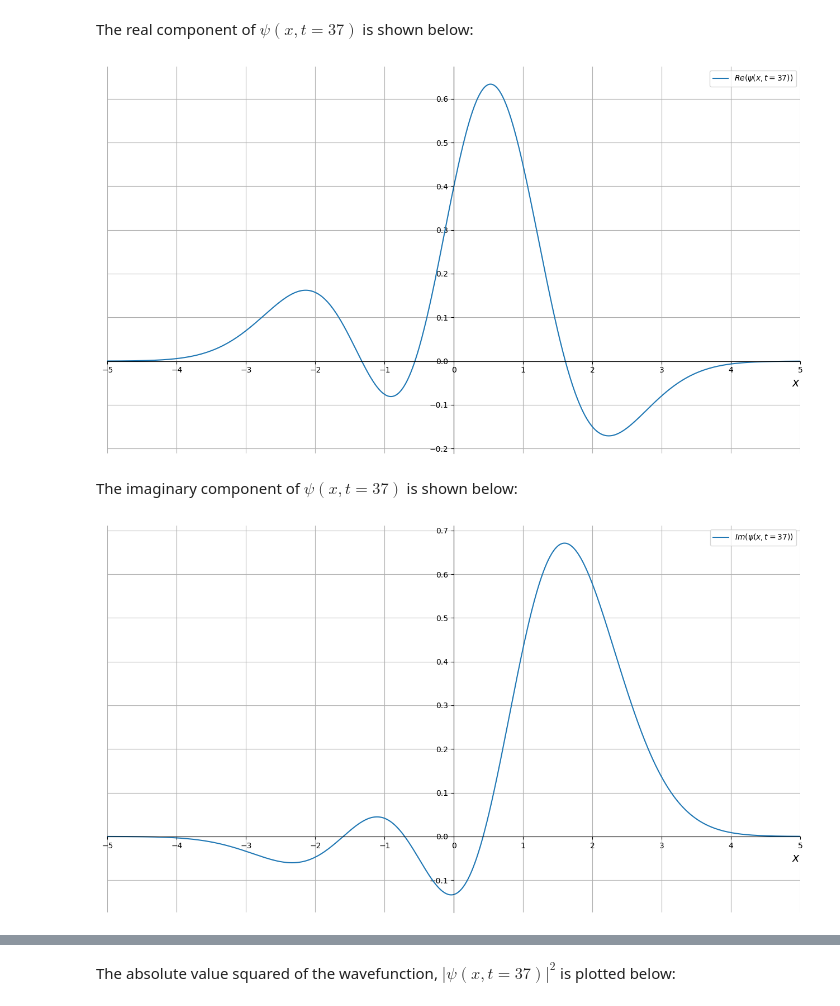
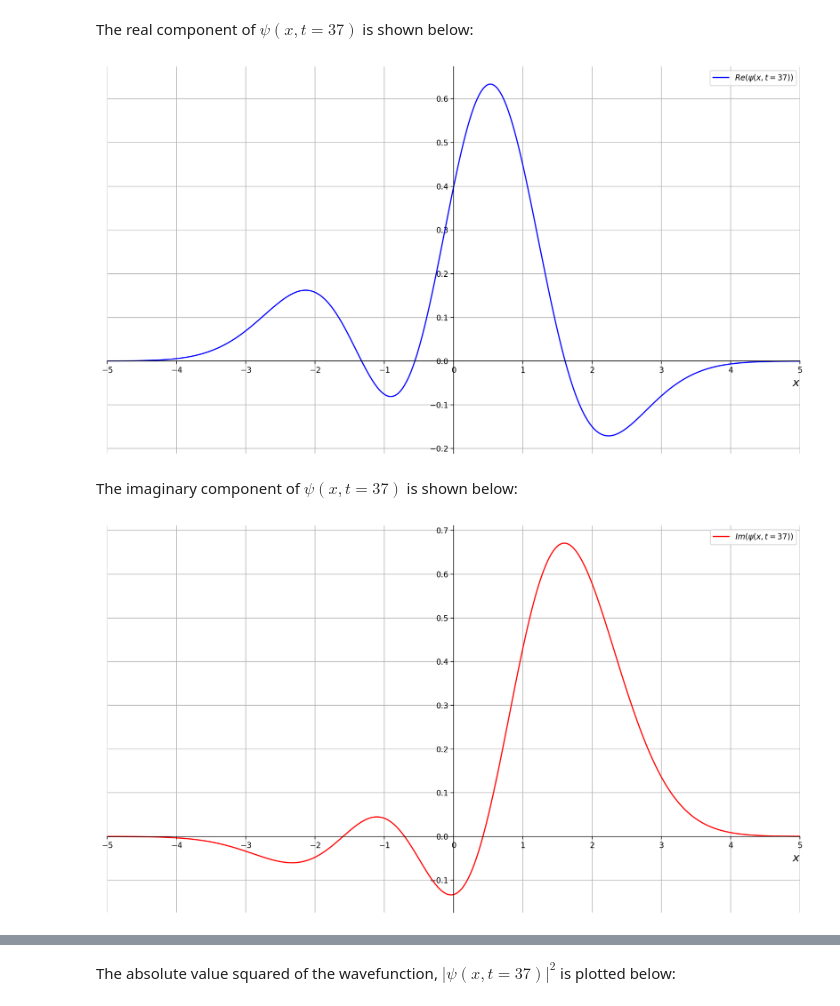
Before and after one commit to Rally0078/QHO, a Jupyter notebook: qho.ipynb, the cells around one changed output, grey strips where cells are left out. Saved outputs shown, nothing was run; the diff lists cells and outputs as text; code cells hidden in the pictures.

Commit message:
Added plot saving

```diff
--- a/qho.ipynb
+++ b/qho.ipynb
@@ -59,7 +59,7 @@ lam_psi_re = lambdify(x, re, modules=['numpy'])
 x_var = linspace(-6,6,1000)
 psi_re = lam_psi_re(x_var)
 
-fig, ax = plt.subplots(1,1, figsize=(16,9))
+fig, ax = plt.subplots(1,1, figsize=(16,9), dpi=200)
 ax.spines['top'].set_color('none')
 ax.spines['left'].set_position('zero')
 ax.spines['right'].set_color('none')
@@ -69,35 +69,37 @@ plt.xlim(-5,5)
 ax.set_xlabel(r'$x$', fontsize=15, loc='right')
 ax.set_xticks(arange(-5, 5.5, 1))
 ax.grid(True)
-ax.plot(x_var, psi_re, label=r'$Re(\psi(x, t=37))$')
+ax.plot(x_var, psi_re, label=r'$Re(\psi(x, t=37))$', color='blue')
 ax.legend()
+plt.savefig('Real.jpeg',bbox_inches='tight')
 
 plt.show()
 # %% [output]
-[figure, old version]
+[figure, new version]
 # %% [markdown]
 The imaginary component of $\psi(x, t=37)$ is shown below:
 # %%
 lam_psi_im = lambdify(x, im, modules=['numpy'])
 x_var = linspace(-6,6,1000)
 psi_im = lam_psi_im(x_var)
 
-fig, ax = plt.subplots(1,1, figsize=(16,9))
+fig, ax = plt.subplots(1,1, figsize=(16,9), dpi=200)
 ax.spines['top'].set_color('none')
 ax.spines['left'].set_position('zero')
 ax.spines['right'].set_color('none')
 ax.spines['bottom'].set_position('zero')
 
 plt.xlim(-5,5)
 ax.set_xlabel(r'$x$', fontsize=15, loc='right')
 ax.set_xticks(arange(-5, 5.5, 1))
 ax.grid(True)
-ax.plot(x_var, psi_im, label=r'$Im(\psi(x, t=37))$')
+ax.plot(x_var, psi_im, label=r'$Im(\psi(x, t=37))$', color='red')
 ax.legend()
+plt.savefig('Imag.jpeg',bbox_inches='tight')
 
 plt.show()
 # %% [output]
-[figure, old version]
+[figure, new version]
 # %%
 fig, ax = plt.subplots(1,1, figsize=(16,9))
 ax.spines['top'].set_color('none')
```
Also changed, not shown: parts of 2 cells of this notebook, 1 other file.
